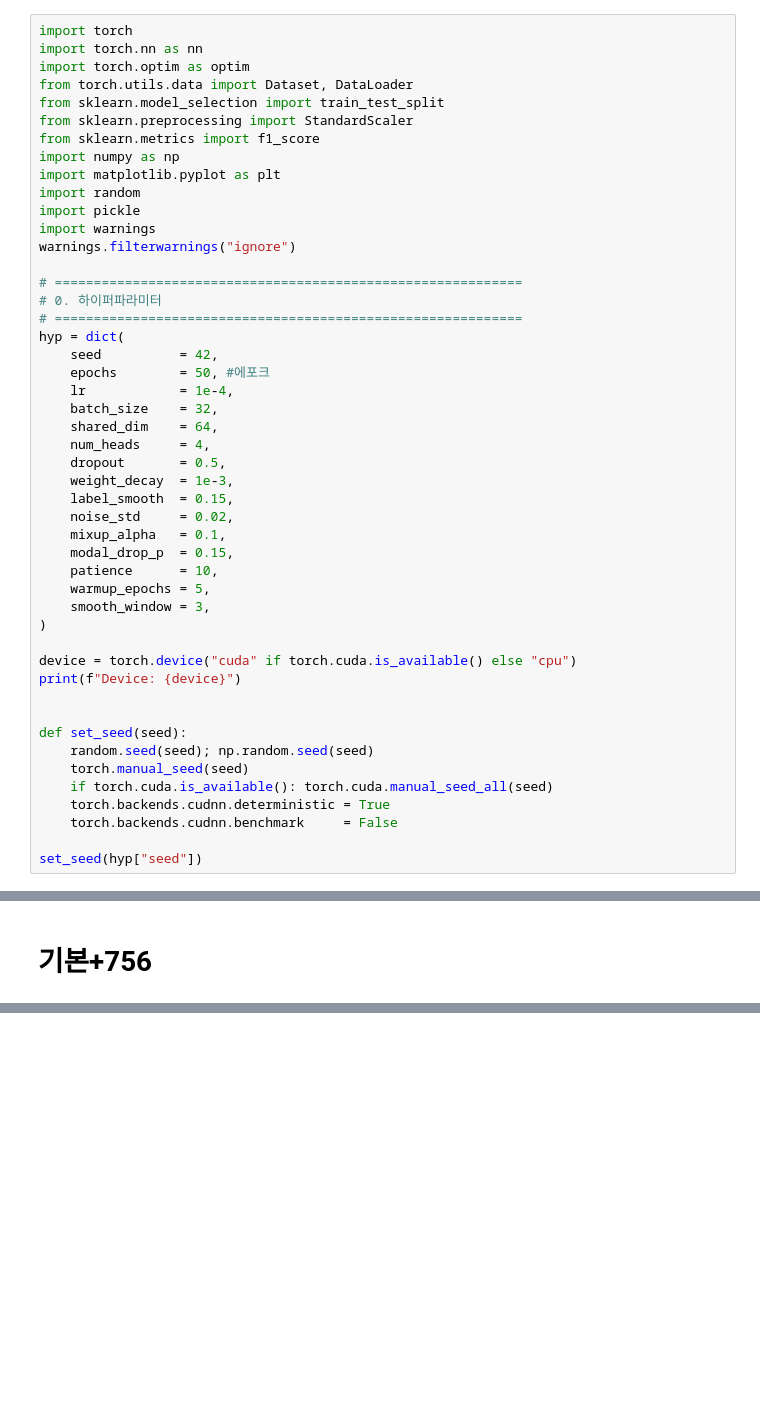
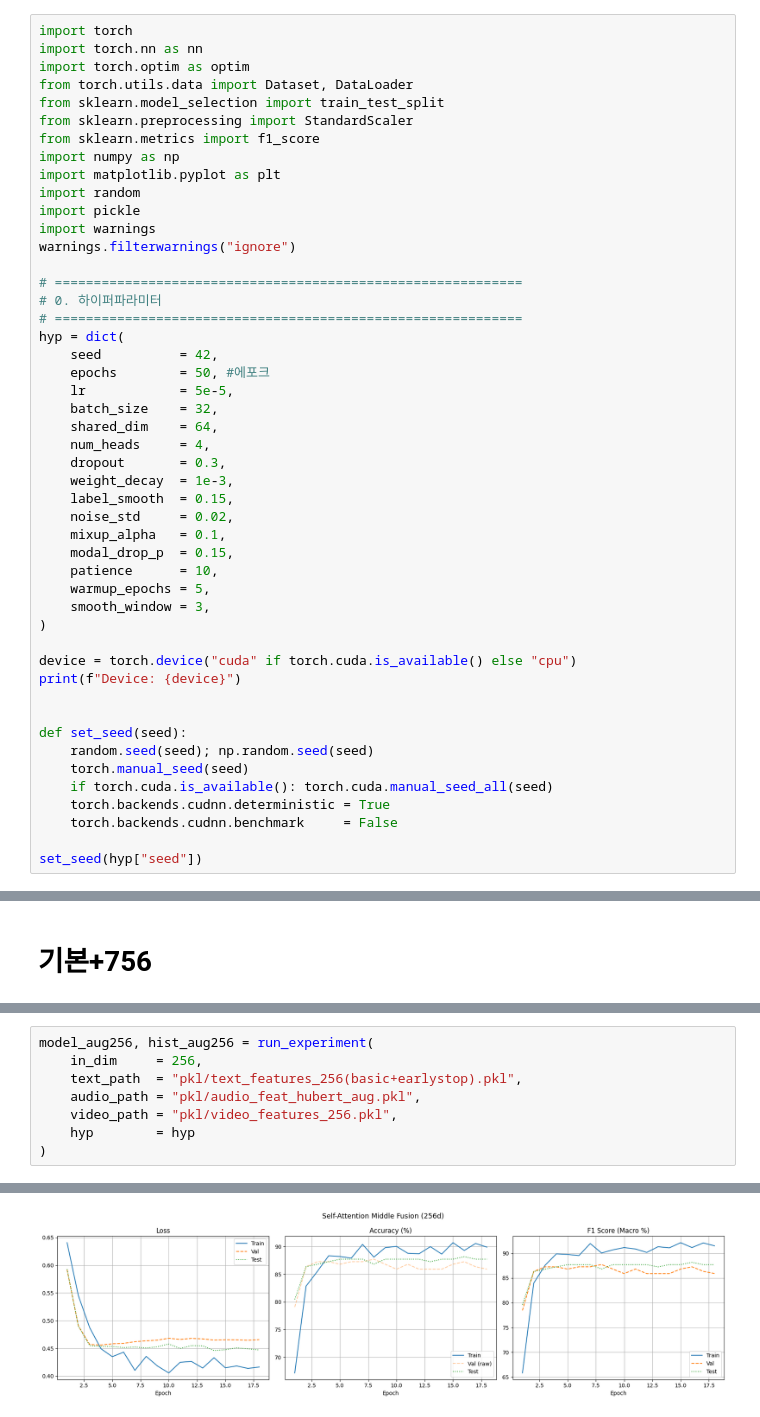
Before and after one commit to JiHyun13/deeplearning_and_lab_team.5, a Jupyter notebook: self_fusion.ipynb, the cells around one changed output, grey strips where cells are left out. Saved outputs shown, nothing was run; the diff lists cells and outputs as text; blank space fills up the shorter version.

```diff
--- a/self_fusion.ipynb
+++ b/self_fusion.ipynb
@@ -19,11 +19,11 @@ warnings.filterwarnings("ignore")
 hyp = dict(
     seed          = 42,
     epochs        = 50, #에포크
-    lr            = 1e-4,
+    lr            = 5e-5,
     batch_size    = 32,
     shared_dim    = 64,
     num_heads     = 4,
-    dropout       = 0.5,
+    dropout       = 0.3,
     weight_decay  = 1e-3,
     label_smooth  = 0.15,
     noise_std     = 0.02,
@@ -541,0 +646,9 @@ Ep   6 Loss 0.476/0.452/0.450 | Acc 84.9/87.3/88.6% | F1 87.0/87.3/88.6%
+# %%
+model_aug256, hist_aug256 = run_experiment(
+    in_dim     = 256,
+    text_path  = "pkl/text_features_256(basic+earlystop).pkl",
+    audio_path = "pkl/audio_feat_hubert_aug.pkl",
+    video_path = "pkl/video_features_256.pkl",
+    hyp        = hyp
+)
+# %% [output]
@@ -541,0 +672 @@ Ep   6 Loss 0.476/0.452/0.450 | Acc 84.9/87.3/88.6% | F1 87.0/87.3/88.6%
+[figure, added]
```
Also changed, not shown: parts of 7 cells of this notebook.
